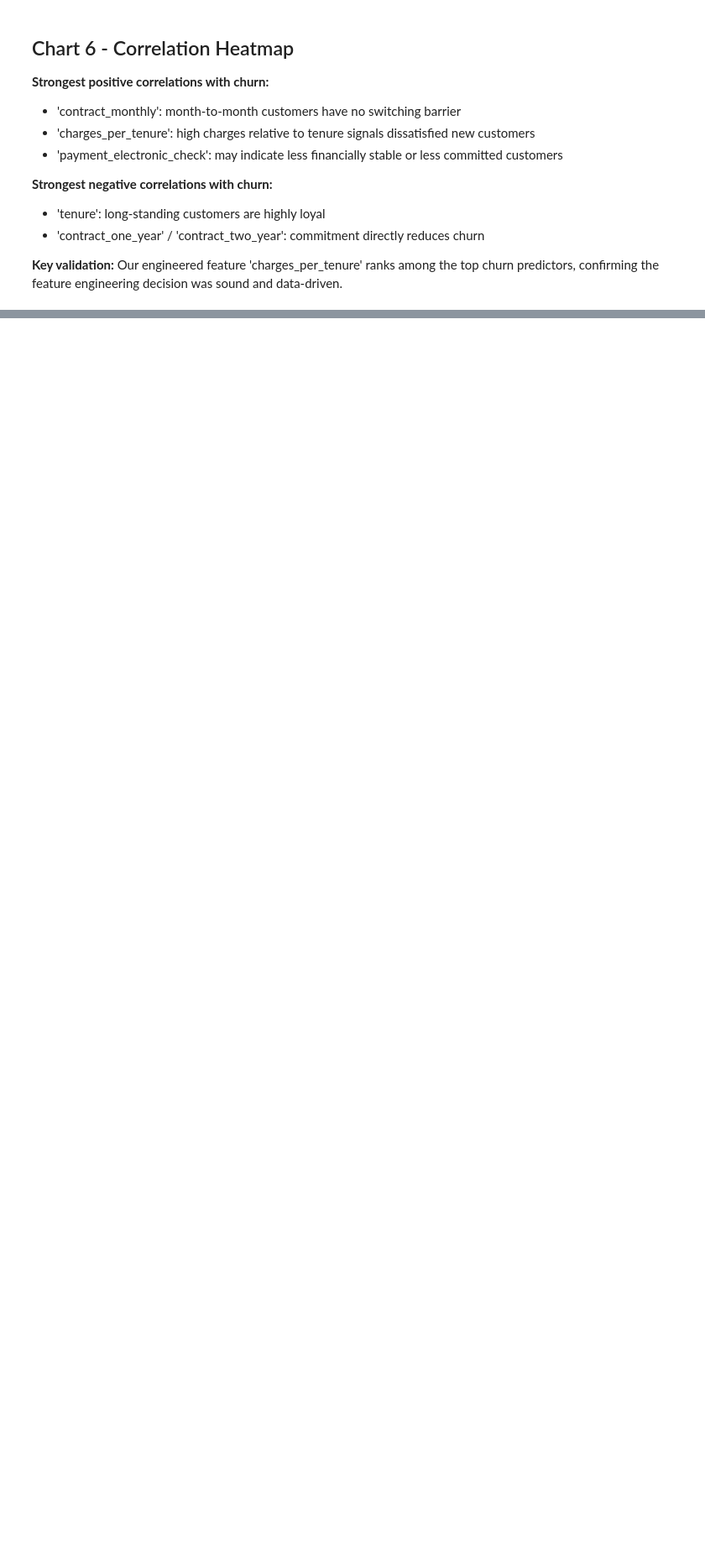
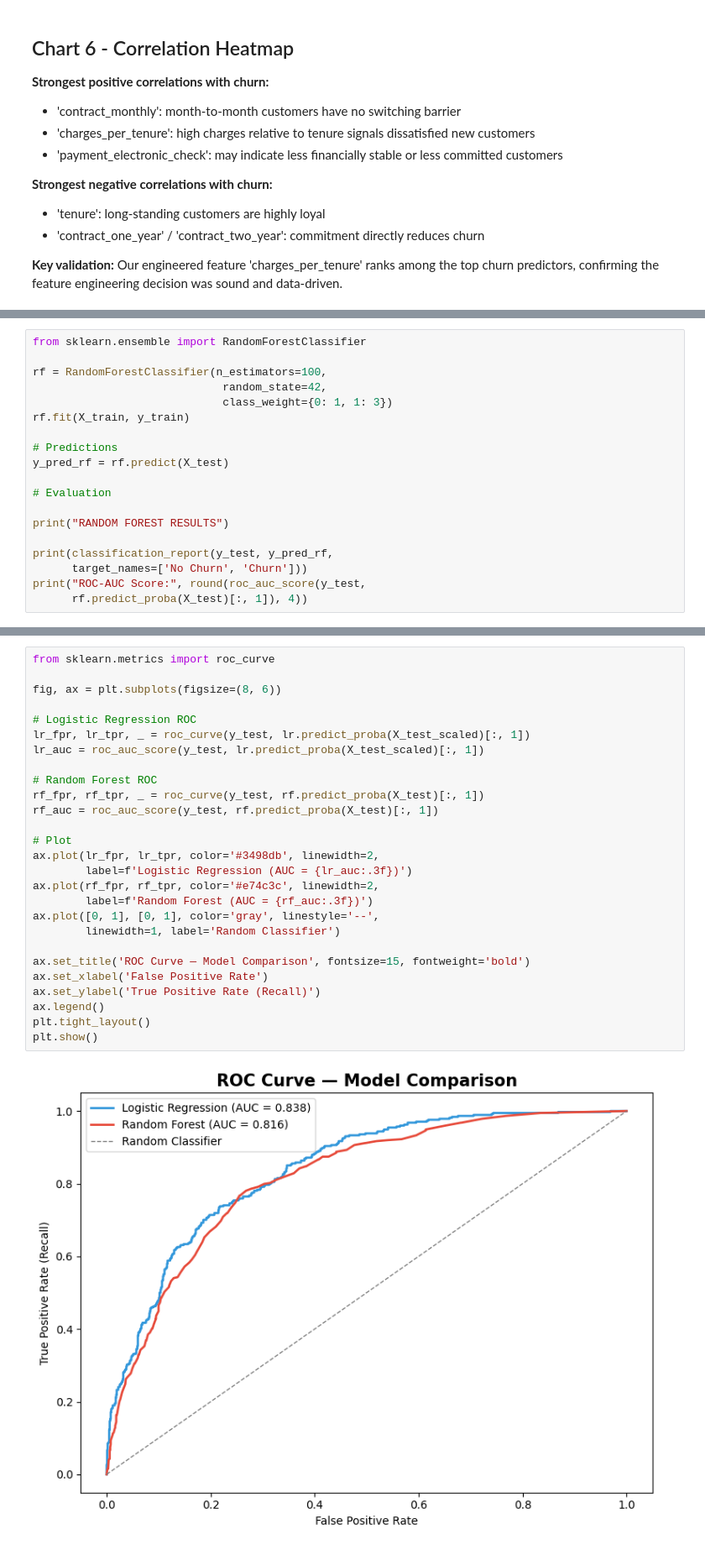
Before and after one commit to akella-prathyusha22/Telco-churn-prediction, a Jupyter notebook: Telco_churn_analysis.ipynb, the cells around one changed output, grey strips where cells are left out. Shown at 84% size. Cells and saved outputs as stored; diff of their text form; blank space fills up the shorter version.

```diff
--- a/Telco_churn_analysis.ipynb
+++ b/Telco_churn_analysis.ipynb
@@ -612,0 +686,19 @@ plt.show()
+# %%
+from sklearn.ensemble import RandomForestClassifier
+
+rf = RandomForestClassifier(n_estimators=100,
+                             random_state=42,
+                             class_weight={0: 1, 1: 3})
+rf.fit(X_train, y_train)
+
+# Predictions
+y_pred_rf = rf.predict(X_test)
+
+# Evaluation
+
+print("RANDOM FOREST RESULTS")
+
+print(classification_report(y_test, y_pred_rf,
+      target_names=['No Churn', 'Churn']))
+print("ROC-AUC Score:", round(roc_auc_score(y_test,
+      rf.predict_proba(X_test)[:, 1]), 4))
@@ -612,0 +789,29 @@ plt.show()
+# %%
+from sklearn.metrics import roc_curve
+
+fig, ax = plt.subplots(figsize=(8, 6))
+
+# Logistic Regression ROC
+lr_fpr, lr_tpr, _ = roc_curve(y_test, lr.predict_proba(X_test_scaled)[:, 1])
+lr_auc = roc_auc_score(y_test, lr.predict_proba(X_test_scaled)[:, 1])
+
+# Random Forest ROC
+rf_fpr, rf_tpr, _ = roc_curve(y_test, rf.predict_proba(X_test)[:, 1])
+rf_auc = roc_auc_score(y_test, rf.predict_proba(X_test)[:, 1])
+
+# Plot
+ax.plot(lr_fpr, lr_tpr, color='#3498db', linewidth=2,
+        label=f'Logistic Regression (AUC = {lr_auc:.3f})')
+ax.plot(rf_fpr, rf_tpr, color='#e74c3c', linewidth=2,
+        label=f'Random Forest (AUC = {rf_auc:.3f})')
+ax.plot([0, 1], [0, 1], color='gray', linestyle='--',
+        linewidth=1, label='Random Classifier')
+
+ax.set_title('ROC Curve — Model Comparison', fontsize=15, fontweight='bold')
+ax.set_xlabel('False Positive Rate')
+ax.set_ylabel('True Positive Rate (Recall)')
+ax.legend()
+plt.tight_layout()
+plt.show()
+# %% [output]
+[figure, added]
```
Also changed, not shown: parts of 12 cells of this notebook.
